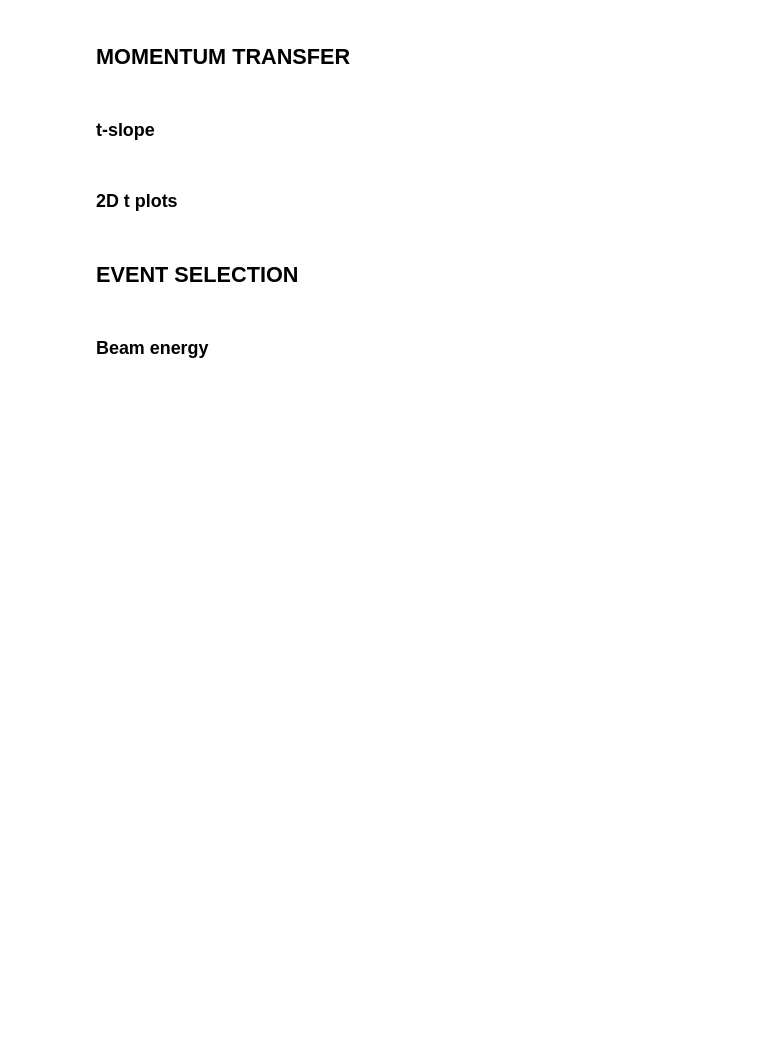
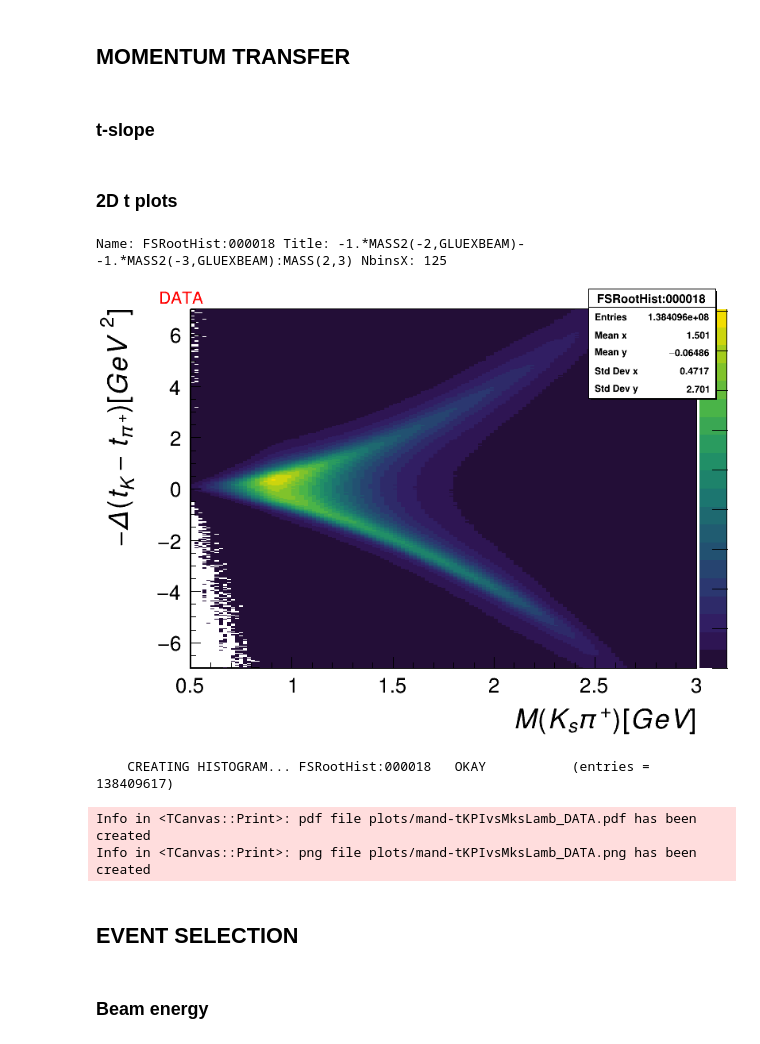
Before and after one commit to dancbart/gluex, a Jupyter notebook: KShortPipLambda/pipkslamb_analysis.ipynb, the cells around one changed output. Cells and saved outputs as stored; diff of their text form; code cells hidden in the pictures; blank space fills up the shorter version.

Commit message:
reorg histos STEP1

```diff
--- a/KShortPipLambda/pipkslamb_analysis.ipynb
+++ b/KShortPipLambda/pipkslamb_analysis.ipynb
@@ -802,7 +817,7 @@ from IPython.display import Image, display
 latex = ROOT.TLatex()
 
 plotTitle = ''
-XaxisLabel = 'M(K_{s} \Lambda) [GeV]'
+XaxisLabel = 'M(K_{s} \pi^{+}) [GeV]'
 YaxisLabel = '-\Delta(t_{K} - t_{\pi^{+}}) [GeV^{2}]'
 
 
@@ -814,40 +829,50 @@ YaxisLabel = '-\Delta(t_{K} - t_{\pi^{+}}) [GeV^{2}]'
 def plot_hist():
 
     gluex_style()
     ROOT.gStyle.SetOptStat(1111)  # show stats box with entries, mean, RMS, etc. (gluex_style toggles this off by default)
     ROOT.FSHistogram.clearHistogramCache()
     # canvas = ROOT.TCanvas('c', 'c', 1600, 600)  # Wider canvas
     # canvas.Divide(2, 1)  # 2 columns, 1 row
     # canvas.SetLeftMargin(0.15)
     # canvas.SetRightMargin(0.15)
 
     canvas = ROOT.TCanvas('c', 'c', 800, 600)
     canvas.SetLeftMargin(0.15)
 
+    # hist_mandT_2D_a_DATA
+    # hist_mandT_2D_a_ACCEPTED
+    # hist_mandT_2D_a_THROWN
 
-    hMC.SetTitle(plotTitle)
-    hMC.SetStats(True)
-    hMC.GetXaxis().SetTitle(XaxisLabel)
-    hMC.GetYaxis().SetTitle(YaxisLabel)
-    hMC.Draw('colz')
+    print(hist_mandT_2D_a_DATA)
+    hist_mandT_2D_a_DATA.SetTitle(plotTitle)
+    hist_mandT_2D_a_DATA.SetStats(True)
+    hist_mandT_2D_a_DATA.GetXaxis().SetTitle(XaxisLabel)
+    hist_mandT_2D_a_DATA.GetYaxis().SetTitle(YaxisLabel)
+    hist_mandT_2D_a_DATA.Draw('colz')
     latex.SetNDC()
     latex.SetTextSize(0.04)
     latex.SetTextAlign(13)
     latex.SetTextColor(2)
-    latex.DrawLatex(0.10, 0.99, "MC")
+    latex.DrawLatex(0.10, 0.99, "DATA")
 
 
-    img_path = 'plots/mand-tKPIvsMksLamb_MC'
+    img_path = 'plots/mand-tKPIvsMksPip_DATA'
     # img_path = 'plots/mand-tKPIvsMpiLamb'
     # img_path = 'plots/mand-tKPIvsMksLamb'
     canvas.Update()
     canvas.SaveAs(img_path + '.pdf')
     canvas.SaveAs(img_path + '.png')
     canvas.Close()
     display(Image(filename=img_path + '.png'))
     os.remove(img_path + '.png')
 
 plot_hist()
+# %% [output]
+Name: FSRootHist:000018 Title: -1.*MASS2(-2,GLUEXBEAM)--1.*MASS2(-3,GLUEXBEAM):MASS(2,3) NbinsX: 125
+[figure, added]
+    CREATING HISTOGRAM... FSRootHist:000018   OKAY           (entries = 138409617)
+Info in <TCanvas::Print>: pdf file plots/mand-tKPIvsMksLamb_DATA.pdf has been created
+Info in <TCanvas::Print>: png file plots/mand-tKPIvsMksLamb_DATA.png has been created
 # %% [markdown]
 ## EVENT SELECTION
 # %% [markdown]
```
Also changed, not shown: parts of 57 cells of this notebook.
